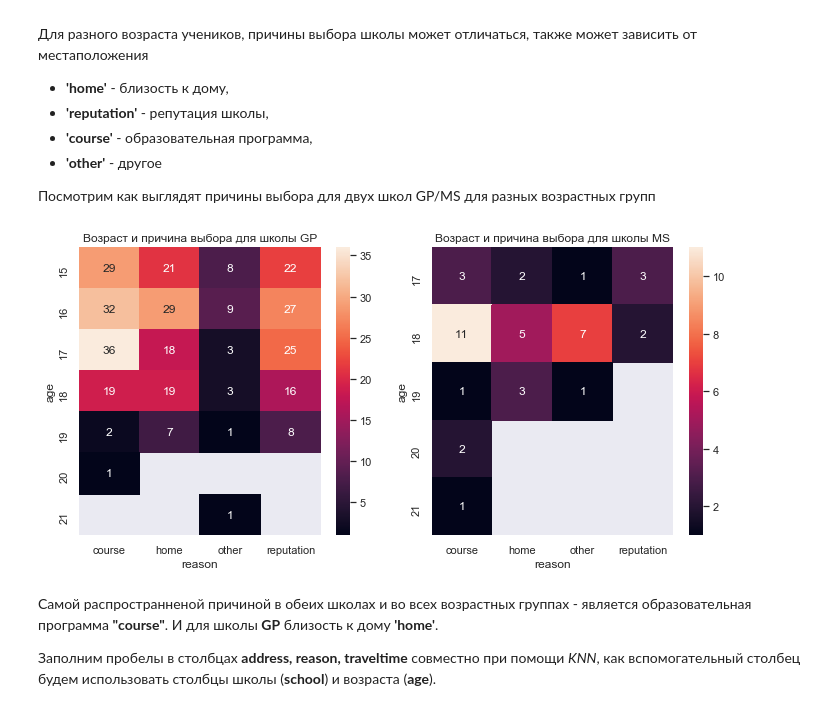
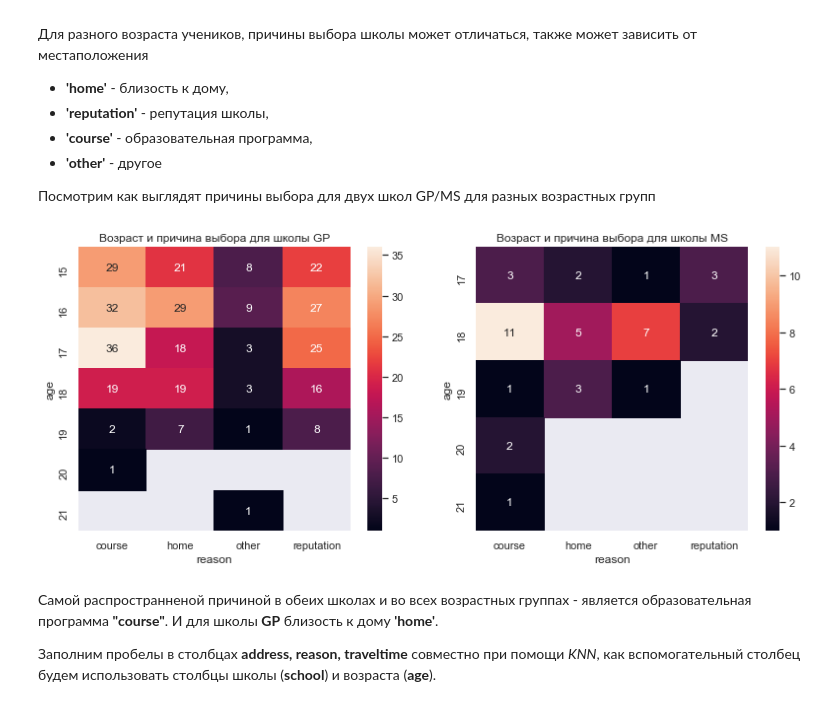
Before and after one commit to Deus99/skillfactory_rds, a Jupyter notebook: module_2/EDA_Unicef.ipynb, the cells around one changed output. Drawn from its saved outputs; the diff is of its cells as text; code cells hidden in the pictures.

```diff
--- a/module_2/EDA_Unicef.ipynb
+++ b/module_2/EDA_Unicef.ipynb
@@ -555,20 +521,20 @@ plt.show()
 # %%
 dataGP = math.query('school == "GP"').groupby(['age', 'reason'])['reason'].count().unstack()
 dataMS = math.query('school == "MS"').groupby(['age', 'reason'])['reason'].count().unstack()
 
-fig, axes = plt.subplots(0, 2, figsize = (7, 4))
+fig, axes = plt.subplots(0, 2, figsize = (8, 4))
 
 axes = fig.add_axes([0, 0, 0.6, 1])
 axes = sns.heatmap(dataGP, annot = True)
 plt.title('Возраст и причина выбора для школы GP')
 
 axes = fig.add_axes([0.7, 0, 0.6, 1])
 axes = sns.heatmap(dataMS, annot = True)
 plt.title('Возраст и причина выбора для школы MS')
 
 plt.show()
 # %% [output]
-[figure, old version]
+[figure, new version]
 # %% [markdown]
 Самой распространненой причиной в обеих школах и во всех возрастных группах - является образовательная программа **"course"**. И для школы **GP** близость к дому **'home'**.
 
```
Also changed, not shown: parts of 64 cells of this notebook.
